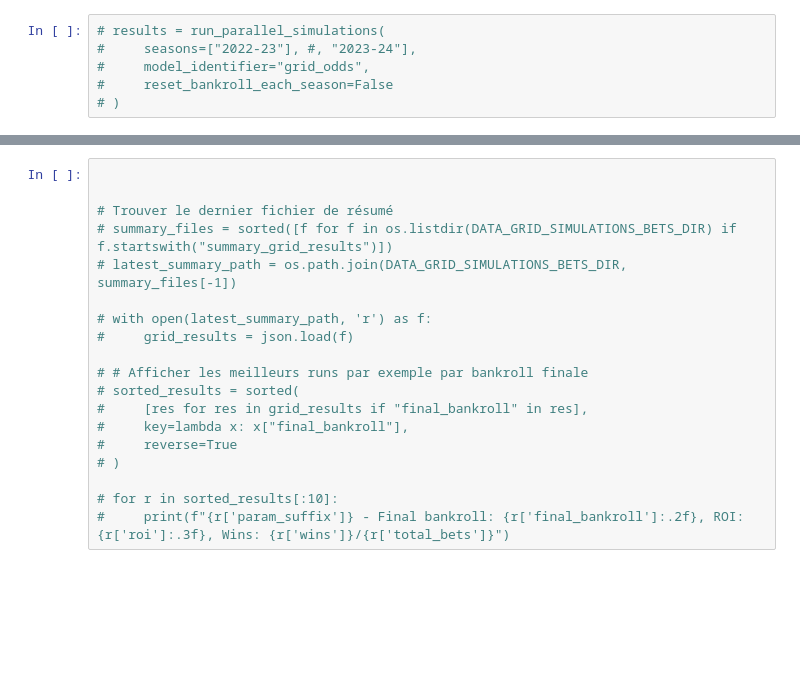
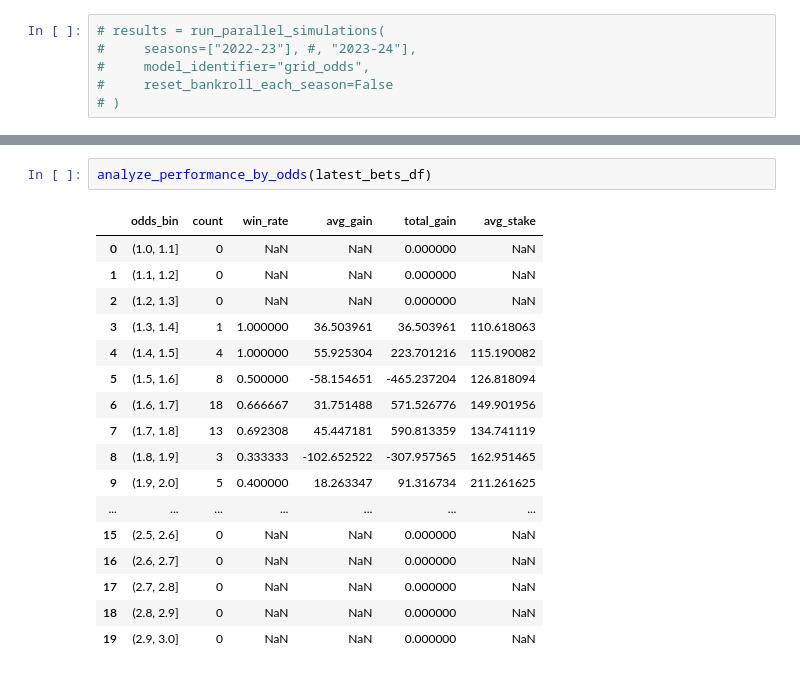
Before and after one commit to SirGenkii/NBA_Predictor, a Jupyter notebook: 09_betting_simulation.ipynb, the cells around one changed output, grey strips where cells are left out. Drawn from its saved outputs; the diff is of its cells as text; blank space fills up the shorter version.

```diff
--- a/09_betting_simulation.ipynb
+++ b/09_betting_simulation.ipynb
@@ -121,19 +144,20 @@ Latest simulation file: data\simulations\bets_2025-06-02_14-44-03.csv
-# %%
-
-
-# Trouver le dernier fichier de résumé
-# summary_files = sorted([f for f in os.listdir(DATA_GRID_SIMULATIONS_BETS_DIR) if f.startswith("summary_grid_results")])
-# latest_summary_path = os.path.join(DATA_GRID_SIMULATIONS_BETS_DIR, summary_files[-1])
-
-# with open(latest_summary_path, 'r') as f:
-#     grid_results = json.load(f)
-
-# # Afficher les meilleurs runs par exemple par bankroll finale
-# sorted_results = sorted(
-#     [res for res in grid_results if "final_bankroll" in res],
-#     key=lambda x: x["final_bankroll"],
-#     reverse=True
-# )
-
-# for r in sorted_results[:10]:
-#     print(f"{r['param_suffix']} - Final bankroll: {r['final_bankroll']:.2f}, ROI: {r['roi']:.3f}, Wins: {r['wins']}/{r['total_bets']}")
+# %%
+analyze_performance_by_odds(latest_bets_df)
+# %% [output]
+|  | odds_bin | count | win_rate | avg_gain | total_gain | avg_stake |
+| 0 | (1.0, 1.1] | 0 | NaN | NaN | 0.000000 | NaN |
+| 1 | (1.1, 1.2] | 0 | NaN | NaN | 0.000000 | NaN |
+| 2 | (1.2, 1.3] | 0 | NaN | NaN | 0.000000 | NaN |
+| 3 | (1.3, 1.4] | 1 | 1.000000 | 36.503961 | 36.503961 | 110.618063 |
+| 4 | (1.4, 1.5] | 4 | 1.000000 | 55.925304 | 223.701216 | 115.190082 |
+| 5 | (1.5, 1.6] | 8 | 0.500000 | -58.154651 | -465.237204 | 126.818094 |
+| 6 | (1.6, 1.7] | 18 | 0.666667 | 31.751488 | 571.526776 | 149.901956 |
+| 7 | (1.7, 1.8] | 13 | 0.692308 | 45.447181 | 590.813359 | 134.741119 |
+| 8 | (1.8, 1.9] | 3 | 0.333333 | -102.652522 | -307.957565 | 162.951465 |
+| 9 | (1.9, 2.0] | 5 | 0.400000 | 18.263347 | 91.316734 | 211.261625 |
+| ... | ... | ... | ... | ... | ... | ... |
+| 15 | (2.5, 2.6] | 0 | NaN | NaN | 0.000000 | NaN |
+| 16 | (2.6, 2.7] | 0 | NaN | NaN | 0.000000 | NaN |
+| 17 | (2.7, 2.8] | 0 | NaN | NaN | 0.000000 | NaN |
+| 18 | (2.8, 2.9] | 0 | NaN | NaN | 0.000000 | NaN |
+| 19 | (2.9, 3.0] | 0 | NaN | NaN | 0.000000 | NaN |
```
Also changed, not shown: parts of 5 cells of this notebook, 21 other files.
